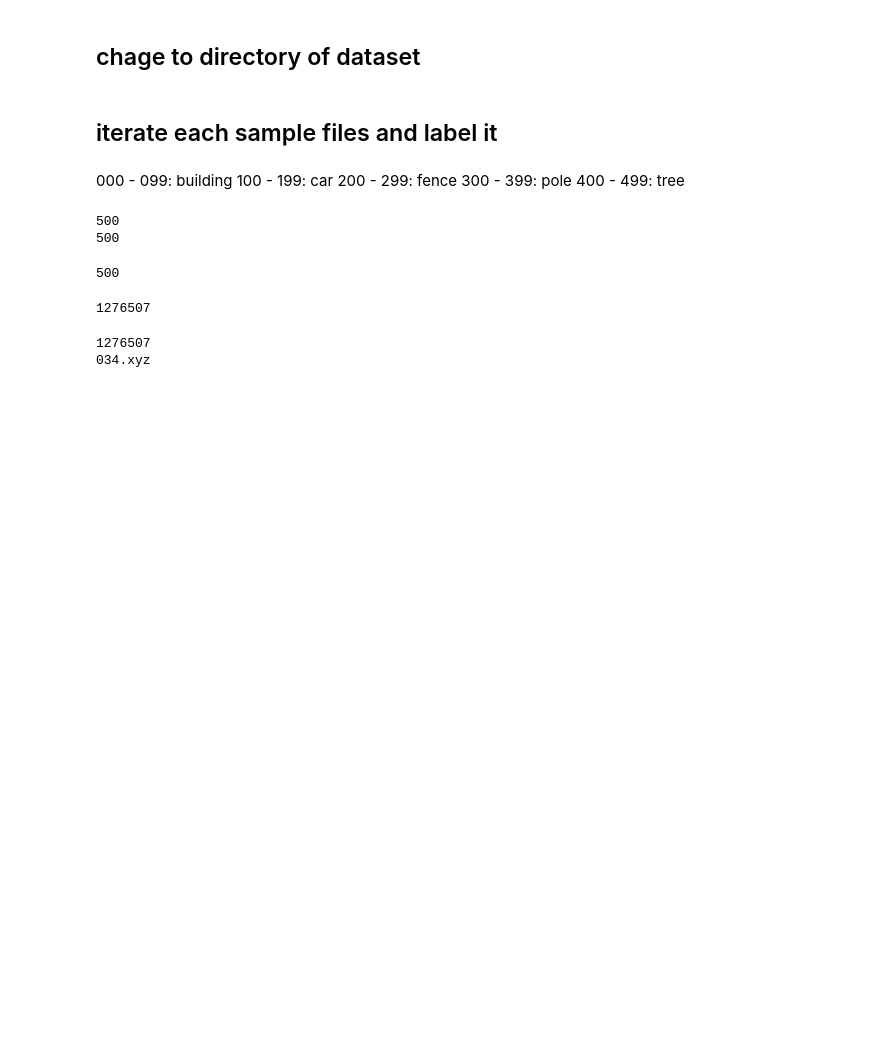
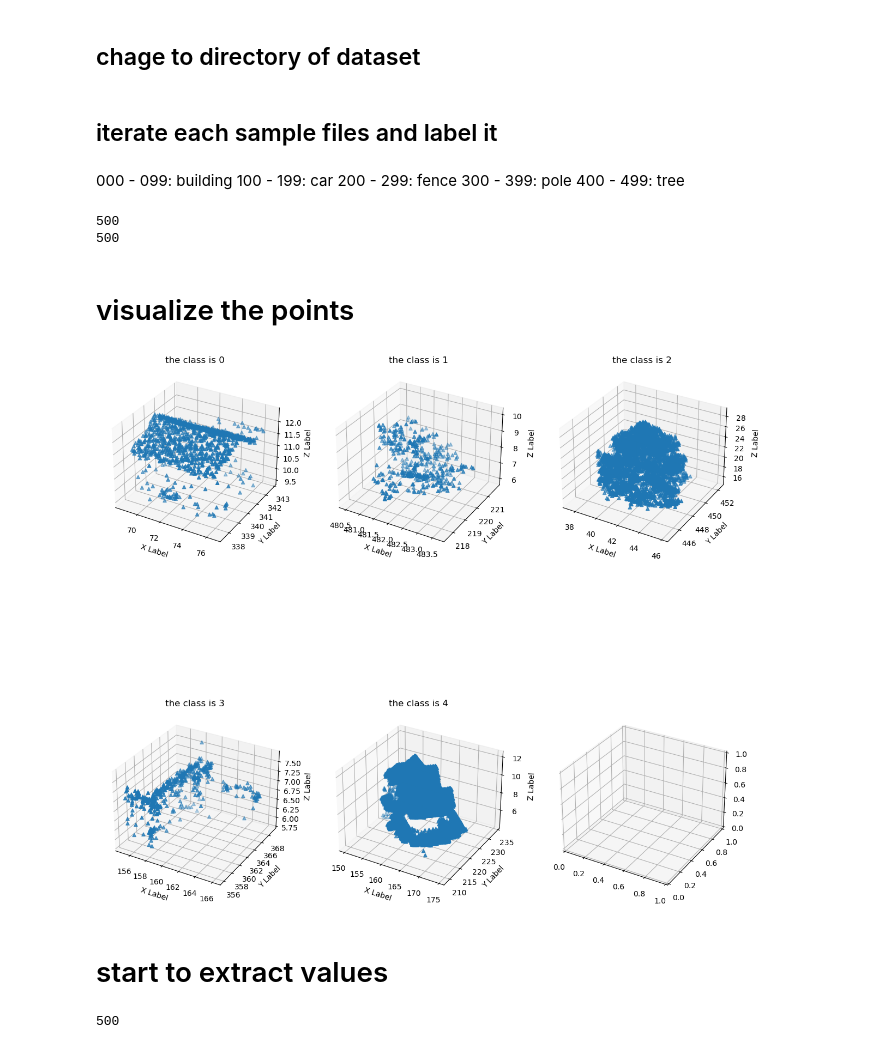
Before and after one commit to zhangchi233/assignment2_geo5017, a Jupyter notebook: code/data_preprocessing.ipynb, the cells around one changed output. Drawn from its saved outputs; the diff is of its cells as text; code cells hidden in the pictures; blank space fills up the shorter version.

Commit message:
visualization_and_model

```diff
--- a/code/data_preprocessing.ipynb
+++ b/code/data_preprocessing.ipynb
@@ -53,4 +53,26 @@ print(len(points_cluster_kdtree))
 # %% [output]
 500
 500
+# %% [markdown]
+# visualize the points
+# %%
+import matplotlib.pyplot as plt
+fig, (ax1, ax2) = plt.subplots(
+    2, 3, figsize=(15,15), subplot_kw={'projection': '3d'})
+
+for i in range(5):
+    if i<3:
+        ax = ax1[i]
+    else:
+        ax = ax2[i%3]
+    points = points_cluster_kdtree[i*100].data
+    xs,ys,zs = points[:,0],points[:,1],points[:,2]
+    ax.scatter(xs, ys, zs, marker='^')
+    ax.set_title('the class is {}'.format(i),)
+    ax.set_xlabel('X Label')
+    ax.set_ylabel('Y Label')
+    ax.set_zlabel('Z Label')
+plt.show()
+# %% [output]
+[figure, added]
 # %%
@@ -60,6 +82,8 @@ points_features=[]
 points_eigenvalues=[]
 cluster_eigenvalues=[]
 sample_labels=[]
+# %% [markdown]
+# start to extract values
 # %%
 def extract_cluster_eigenvalues(points_cluster_kdtree,points_cluster_label,\
                                sample_labels,cluster_eigenvalues):
@@ -127,10 +130,0 @@ with open("../data"+"/"+"eigenvalues.txt",'wb') as sf:
-# %%
-print(len(points_label))
-# %% [output]
-1276507
-# %%
-print(len(points_eigenvalues))
-print(file)
-# %% [output]
-1276507
-034.xyz
```
Also changed, not shown: parts of 16 cells of this notebook, 1 other file.
